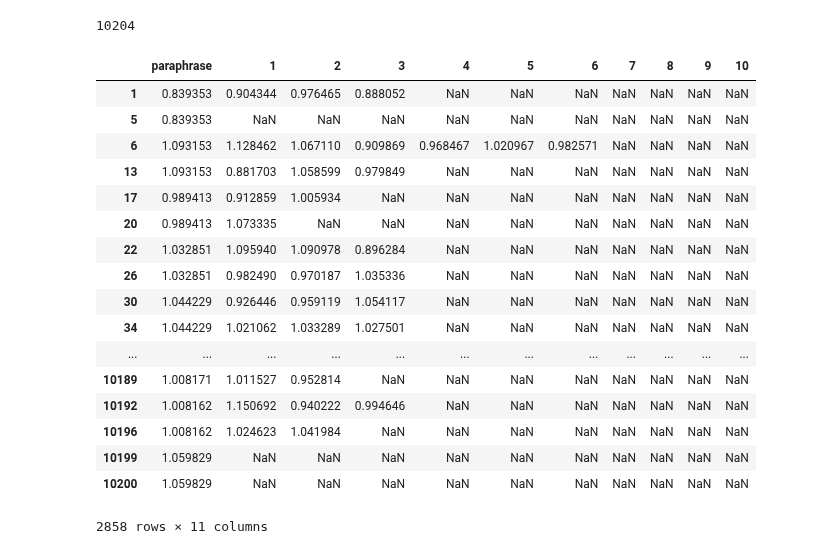
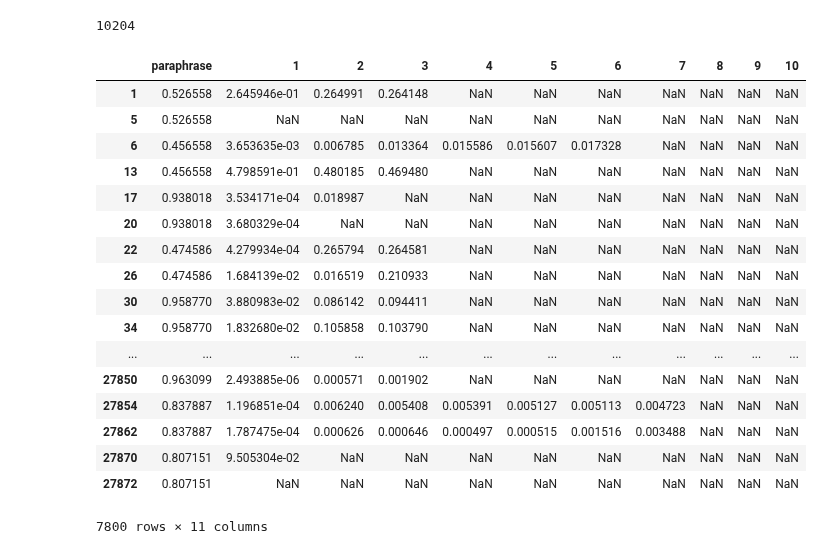
Before and after one commit to oxinabox/phd, a Jupyter notebook: prototypes/SemanticVsSyntacticEval/results_analysis.ipynb, the cells around one changed output. Drawn from its saved outputs; the diff is of its cells as text; code cells hidden in the pictures.

```diff
--- a/prototypes/SemanticVsSyntacticEval/results_analysis.ipynb
+++ b/prototypes/SemanticVsSyntacticEval/results_analysis.ipynb
@@ -45,31 +46,33 @@ def load_link_distances(link_filename, embeddings):
         dists.loc[phrase_id] = embedding_distance(embeddings, phrase_id, var_phrase_id)
     return dists
 # %%
-def get_dists_table(max_corruption = 10):
-    embeddings = np.loadtxt("phrase_embeddings.csv", delimiter=",")
+def get_dists_table(embedding_filename, max_corruption = 10):
+    embeddings = np.loadtxt(embedding_filename, delimiter=",")
     dists = pd.DataFrame()
     dists["paraphrase"] = load_link_distances("paraphrases.txt", embeddings)
     for corruption_level in range(1,max_corruption+1):
         link_filename = str(corruption_level)+"_semantic_corruptions.txt"
         dists[str(corruption_level)] = load_link_distances(link_filename, embeddings)
+    return dists
-# %%
-dists
-# %% [output]
-|  | paraphrase | 1 | 2 | 3 | 4 | 5 | 6 | 7 | 8 | 9 | 10 |
-| 1 | 0.839353 | 0.904344 | 0.976465 | 0.888052 | NaN | NaN | NaN | NaN | NaN | NaN | NaN |
-| 5 | 0.839353 | NaN | NaN | NaN | NaN | NaN | NaN | NaN | NaN | NaN | NaN |
-| 6 | 1.093153 | 1.128462 | 1.067110 | 0.909869 | 0.968467 | 1.020967 | 0.982571 | NaN | NaN | NaN | NaN |
-| 13 | 1.093153 | 0.881703 | 1.058599 | 0.979849 | NaN | NaN | NaN | NaN | NaN | NaN | NaN |
-| 17 | 0.989413 | 0.912859 | 1.005934 | NaN | NaN | NaN | NaN | NaN | NaN | NaN | NaN |
-| 20 | 0.989413 | 1.073335 | NaN | NaN | NaN | NaN | NaN | NaN | NaN | NaN | NaN |
-| 22 | 1.032851 | 1.095940 | 1.090978 | 0.896284 | NaN | NaN | NaN | NaN | NaN | NaN | NaN |
-| 26 | 1.032851 | 0.982490 | 0.970187 | 1.035336 | NaN | NaN | NaN | NaN | NaN | NaN | NaN |
-| 30 | 1.044229 | 0.926446 | 0.959119 | 1.054117 | NaN | NaN | NaN | NaN | NaN | NaN | NaN |
-| 34 | 1.044229 | 1.021062 | 1.033289 | 1.027501 | NaN | NaN | NaN | NaN | NaN | NaN | NaN |
-| ... | ... | ... | ... | ... | ... | ... | ... | ... | ... | ... | ... |
-| 10189 | 1.008171 | 1.011527 | 0.952814 | NaN | NaN | NaN | NaN | NaN | NaN | NaN | NaN |
-| 10192 | 1.008162 | 1.150692 | 0.940222 | 0.994646 | NaN | NaN | NaN | NaN | NaN | NaN | NaN |
-| 10196 | 1.008162 | 1.024623 | 1.041984 | NaN | NaN | NaN | NaN | NaN | NaN | NaN | NaN |
-| 10199 | 1.059829 | NaN | NaN | NaN | NaN | NaN | NaN | NaN | NaN | NaN | NaN |
-| 10200 | 1.059829 | NaN | NaN | NaN | NaN | NaN | NaN | NaN | NaN | NaN | NaN |
-2858 rows × 11 columns
+# %%
+dists = get_dists_table("outVectors_RAE2011.txt")
+dists
+# %% [output]
+|  | paraphrase | 1 | 2 | 3 | 4 | 5 | 6 | 7 | 8 | 9 | 10 |
+| 1 | 0.526558 | 2.645946e-01 | 0.264991 | 0.264148 | NaN | NaN | NaN | NaN | NaN | NaN | NaN |
+| 5 | 0.526558 | NaN | NaN | NaN | NaN | NaN | NaN | NaN | NaN | NaN | NaN |
+| 6 | 0.456558 | 3.653635e-03 | 0.006785 | 0.013364 | 0.015586 | 0.015607 | 0.017328 | NaN | NaN | NaN | NaN |
+| 13 | 0.456558 | 4.798591e-01 | 0.480185 | 0.469480 | NaN | NaN | NaN | NaN | NaN | NaN | NaN |
+| 17 | 0.938018 | 3.534171e-04 | 0.018987 | NaN | NaN | NaN | NaN | NaN | NaN | NaN | NaN |
+| 20 | 0.938018 | 3.680329e-04 | NaN | NaN | NaN | NaN | NaN | NaN | NaN | NaN | NaN |
+| 22 | 0.474586 | 4.279934e-04 | 0.265794 | 0.264581 | NaN | NaN | NaN | NaN | NaN | NaN | NaN |
+| 26 | 0.474586 | 1.684139e-02 | 0.016519 | 0.210933 | NaN | NaN | NaN | NaN | NaN | NaN | NaN |
+| 30 | 0.958770 | 3.880983e-02 | 0.086142 | 0.094411 | NaN | NaN | NaN | NaN | NaN | NaN | NaN |
+| 34 | 0.958770 | 1.832680e-02 | 0.105858 | 0.103790 | NaN | NaN | NaN | NaN | NaN | NaN | NaN |
+| ... | ... | ... | ... | ... | ... | ... | ... | ... | ... | ... | ... |
+| 27850 | 0.963099 | 2.493885e-06 | 0.000571 | 0.001902 | NaN | NaN | NaN | NaN | NaN | NaN | NaN |
+| 27854 | 0.837887 | 1.196851e-04 | 0.006240 | 0.005408 | 0.005391 | 0.005127 | 0.005113 | 0.004723 | NaN | NaN | NaN |
+| 27862 | 0.837887 | 1.787475e-04 | 0.000626 | 0.000646 | 0.000497 | 0.000515 | 0.001516 | 0.003488 | NaN | NaN | NaN |
+| 27870 | 0.807151 | 9.505304e-02 | NaN | NaN | NaN | NaN | NaN | NaN | NaN | NaN | NaN |
+| 27872 | 0.807151 | NaN | NaN | NaN | NaN | NaN | NaN | NaN | NaN | NaN | NaN |
+7800 rows × 11 columns
```
Also changed, not shown: parts of 6 cells of this notebook, 1 other file.
